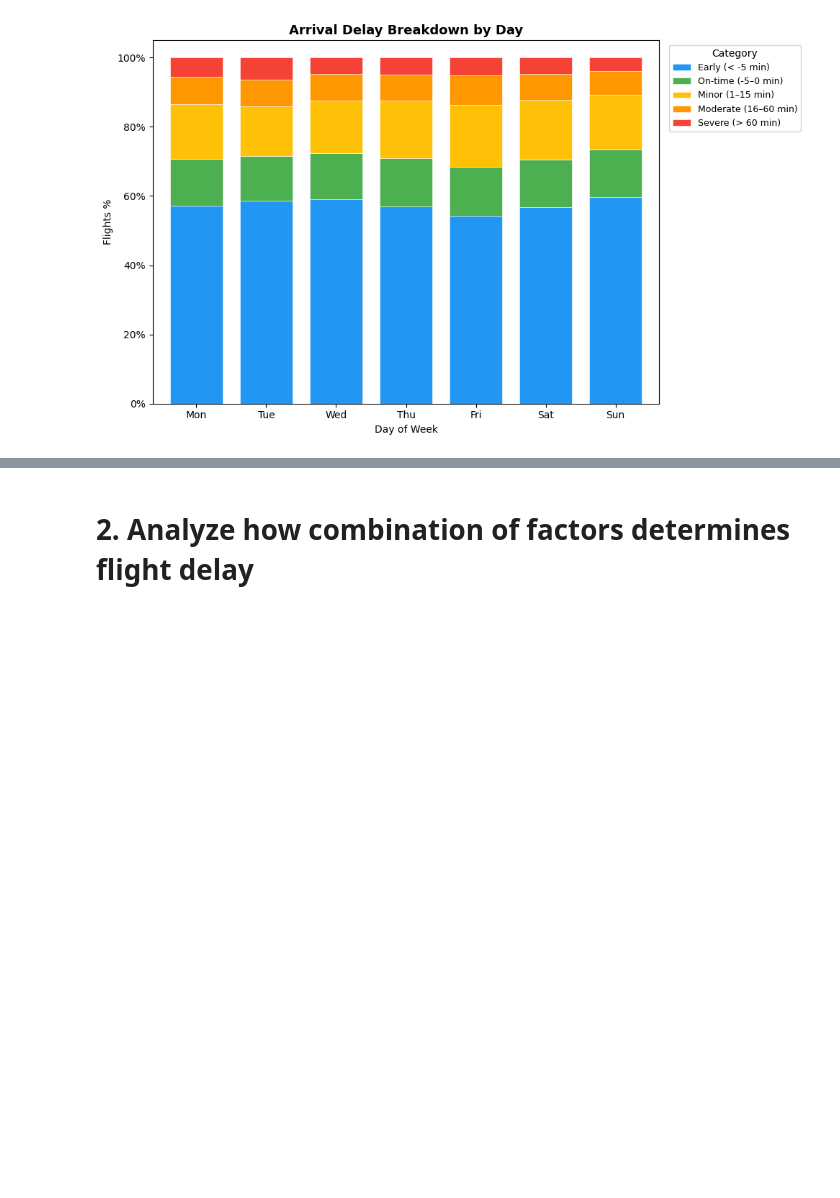
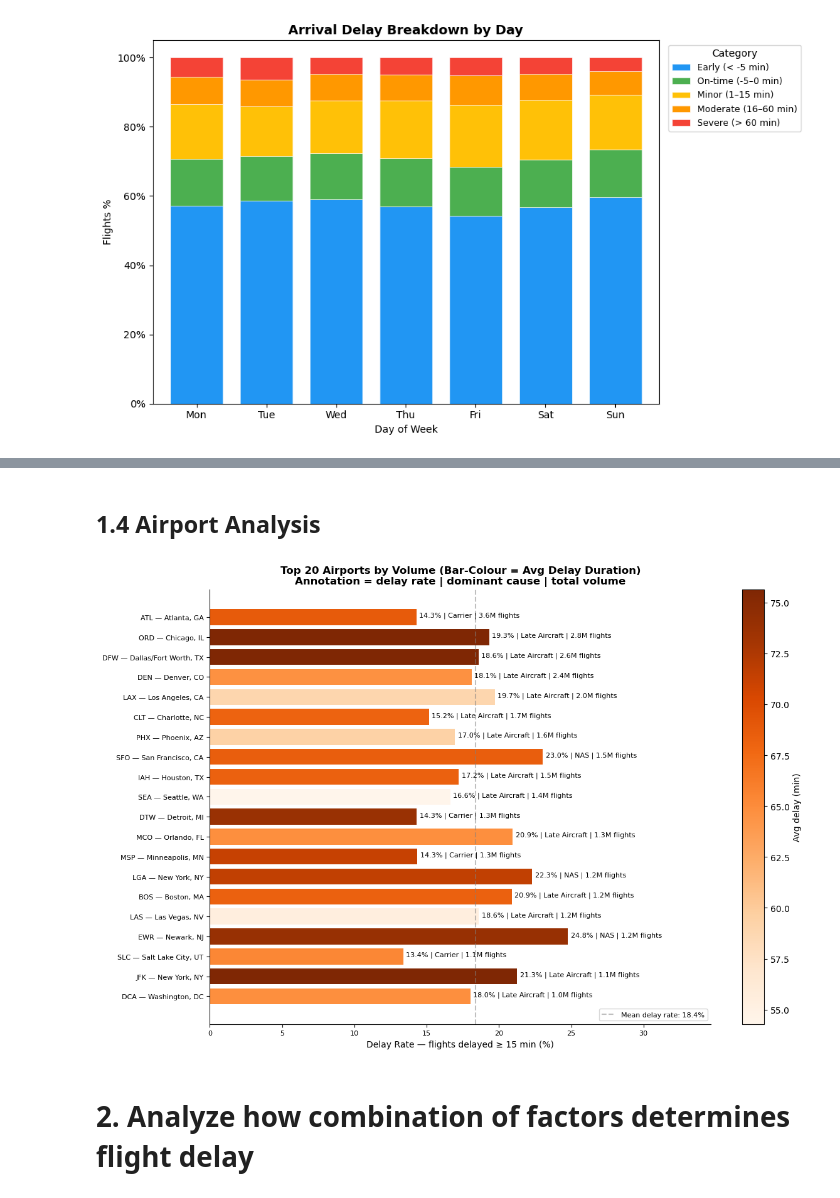
Before and after one commit to KuanchengWang/ECE143-WI26-G7, a Jupyter notebook: main_analysis.ipynb, the cells around one changed output, grey strips where cells are left out. Cells and saved outputs as stored; diff of their text form; code cells hidden in the pictures; blank space fills up the shorter version.

```diff
--- a/main_analysis.ipynb
+++ b/main_analysis.ipynb
@@ -40,2 +70,10 @@ DayOfWeekAnalyzer.delay_category_by_day_bar_plot()
+# %% [markdown]
+## 1.4 Airport Analysis
+# %%
+from src.airport_analysis import AirportDelayAnalysis
+AirportDelayAnalyzer = AirportDelayAnalysis()
+AirportDelayAnalyzer.plot_top_airports_bar()
+# %% [output]
+[figure, added]
 # %% [markdown]
 # 2. Analyze how combination of factors determines flight delay
```
Also changed, not shown: parts of 8 cells of this notebook, 7 other files.
